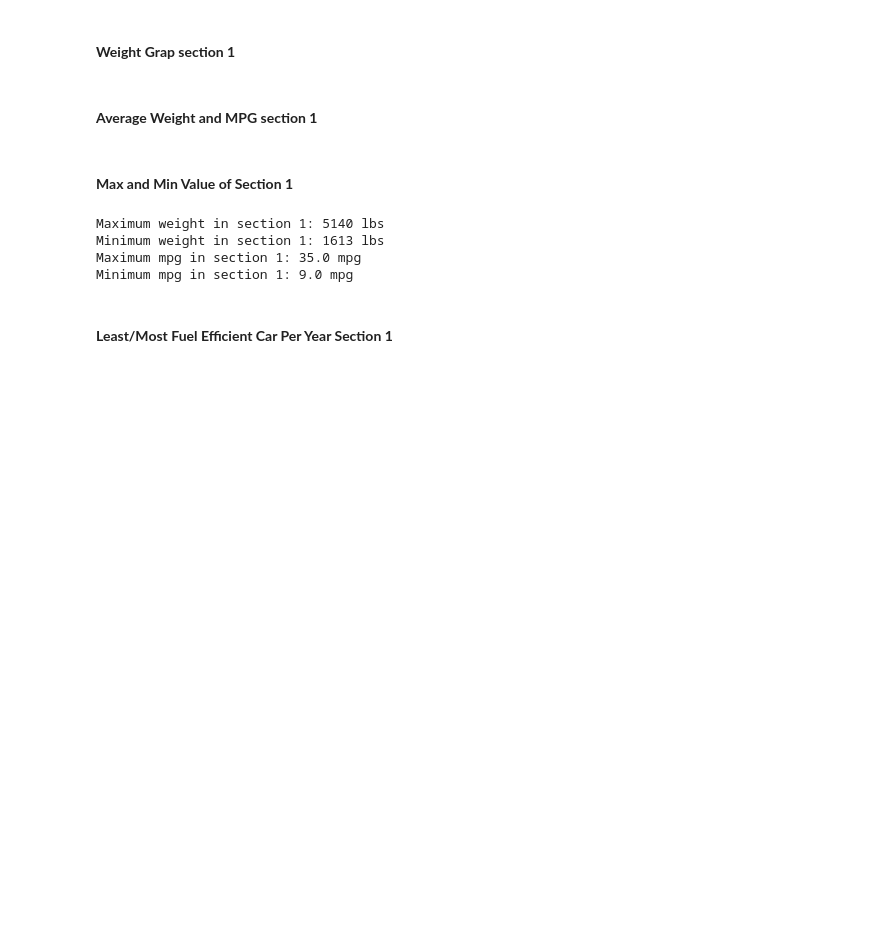
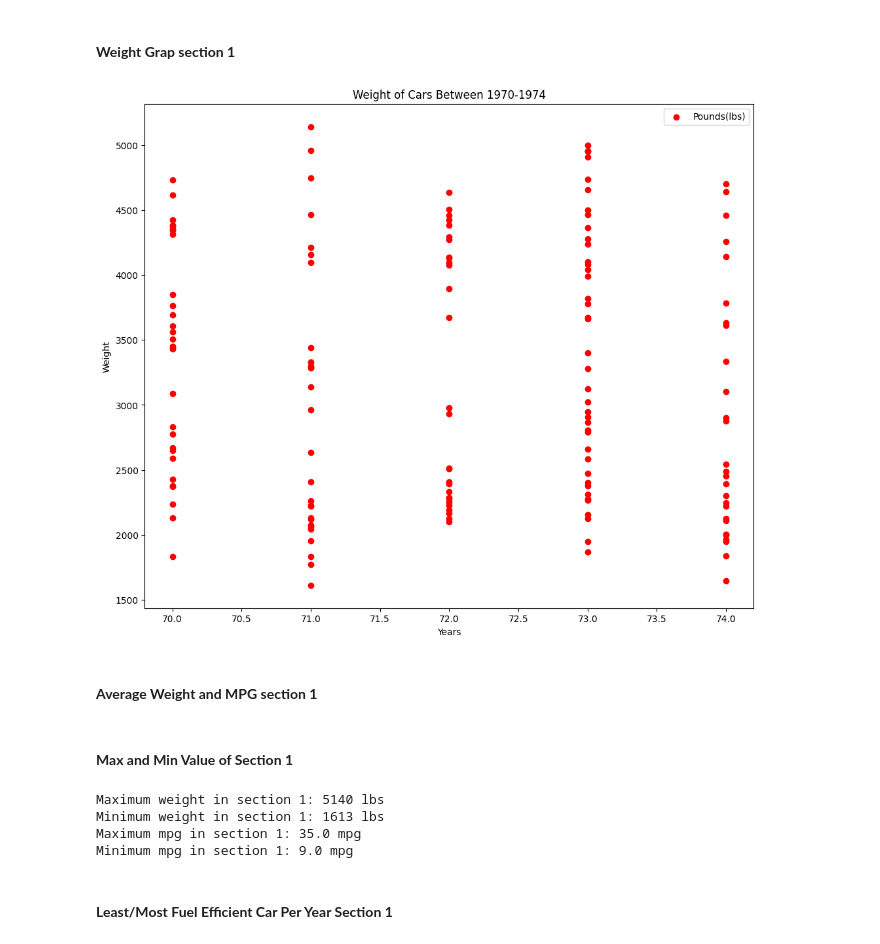
Before and after one commit to mleon0526/Fuel-Efficency-and-Weight-Cars-1970-1982, a Jupyter notebook: main.ipynb, the cells around one changed output. Drawn from its saved outputs; the diff is of its cells as text; code cells hidden in the pictures; blank space fills up the shorter version.

Commit message:
Finish Section 1

```diff
--- a/main.ipynb
+++ b/main.ipynb
@@ -83,12 +100,14 @@ print("Section 1 1970-1974:\n", filtered_section_1, "\n")
 #### **Weight Grap section 1**
 # %%
 plt.figure(figsize=(12,10))
-plt.scatter(filtered_section_1["year"], filtered_section_1["mpg"], color="red", label="Pounds(lbs)")
+plt.scatter(filtered_section_1["year"], filtered_section_1["weight"], color="red", label="Pounds(lbs)")
 plt.xlabel("Years")
 plt.ylabel("Weight")
-plt.title("Weight of Cars Between 1975-1978")
+plt.title("Weight of Cars Between 1970-1974")
 plt.legend()
 plt.show()
+# %% [output]
+[figure, added]
 # %% [markdown]
 #### **Average Weight and MPG section 1**
 # %%
```
Also changed, not shown: parts of 3 cells of this notebook.
